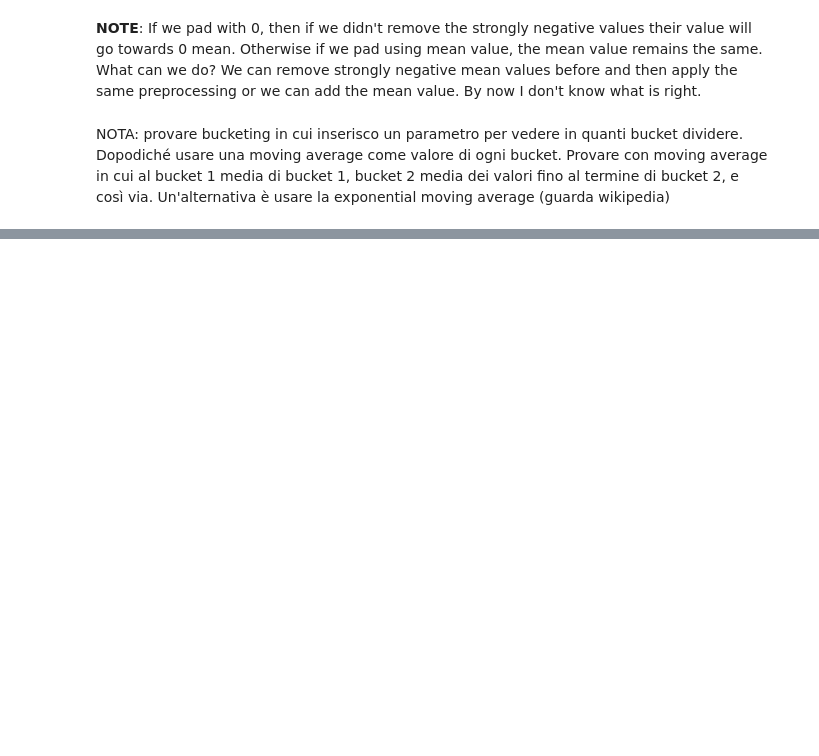
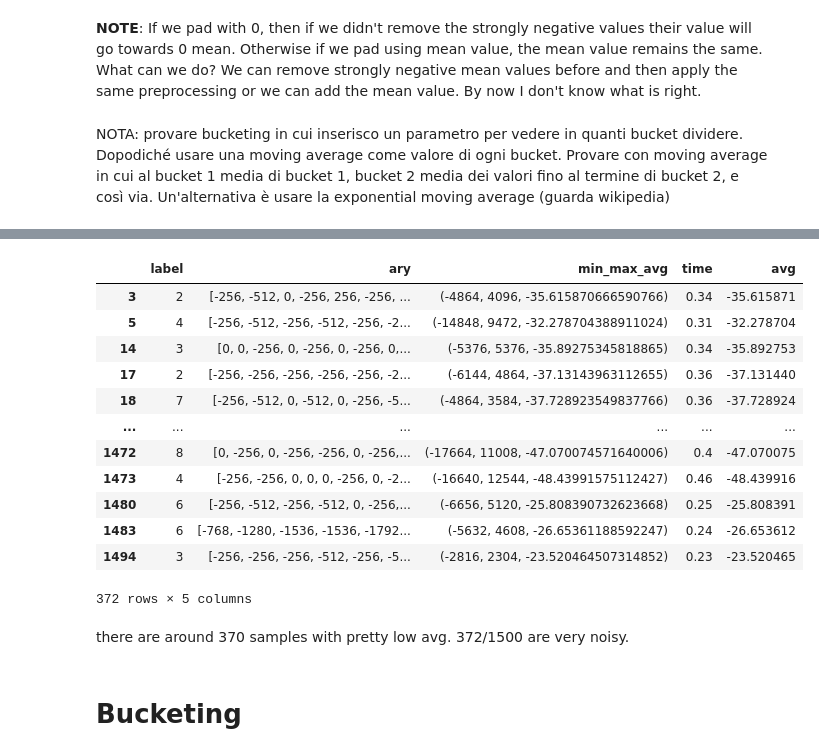
Before and after one commit to notlosca/data-science-lab, a Jupyter notebook: laboratories/lab_07/lab_07.ipynb, the cells around one changed output, grey strips where cells are left out. Saved outputs shown, nothing was run; the diff lists cells and outputs as text; code cells hidden in the pictures; blank space fills up the shorter version.

```diff
--- a/laboratories/lab_07/lab_07.ipynb
+++ b/laboratories/lab_07/lab_07.ipynb
@@ -198,0 +240,22 @@ Un'alternativa è usare la exponential moving average (guarda wikipedia)
+# %%
+# mask1 = df.avg < -10 before zero padding. Ok with mean padding
+mask1 = df.avg < - 5 # this is good with 0 padding. Still 372 lines
+df[mask1]
+# %% [output]
+|  | label | ary | min_max_avg | time | avg |
+| 3 | 2 | [-256, -512, 0, -256, 256, -256, ... | (-4864, 4096, -35.615870666590766) | 0.34 | -35.615871 |
+| 5 | 4 | [-256, -512, -256, -512, -256, -2... | (-14848, 9472, -32.278704388911024) | 0.31 | -32.278704 |
+| 14 | 3 | [0, 0, -256, 0, -256, 0, -256, 0,... | (-5376, 5376, -35.89275345818865) | 0.34 | -35.892753 |
+| 17 | 2 | [-256, -256, -256, -256, -256, -2... | (-6144, 4864, -37.13143963112655) | 0.36 | -37.131440 |
+| 18 | 7 | [-256, -512, 0, -512, 0, -256, -5... | (-4864, 3584, -37.728923549837766) | 0.36 | -37.728924 |
+| ... | ... | ... | ... | ... | ... |
+| 1472 | 8 | [0, -256, 0, -256, -256, 0, -256,... | (-17664, 11008, -47.070074571640006) | 0.4 | -47.070075 |
+| 1473 | 4 | [-256, -256, 0, 0, 0, -256, 0, -2... | (-16640, 12544, -48.43991575112427) | 0.46 | -48.439916 |
+| 1480 | 6 | [-256, -512, -256, -512, 0, -256,... | (-6656, 5120, -25.808390732623668) | 0.25 | -25.808391 |
+| 1483 | 6 | [-768, -1280, -1536, -1536, -1792... | (-5632, 4608, -26.65361188592247) | 0.24 | -26.653612 |
+| 1494 | 3 | [-256, -256, -256, -512, -256, -5... | (-2816, 2304, -23.520464507314852) | 0.23 | -23.520465 |
+372 rows × 5 columns
+# %% [markdown]
+there are around 370 samples with pretty low avg. 372/1500 are very noisy.
+# %% [markdown]
+# Bucketing
```
Also changed, not shown: parts of 18 cells of this notebook.
